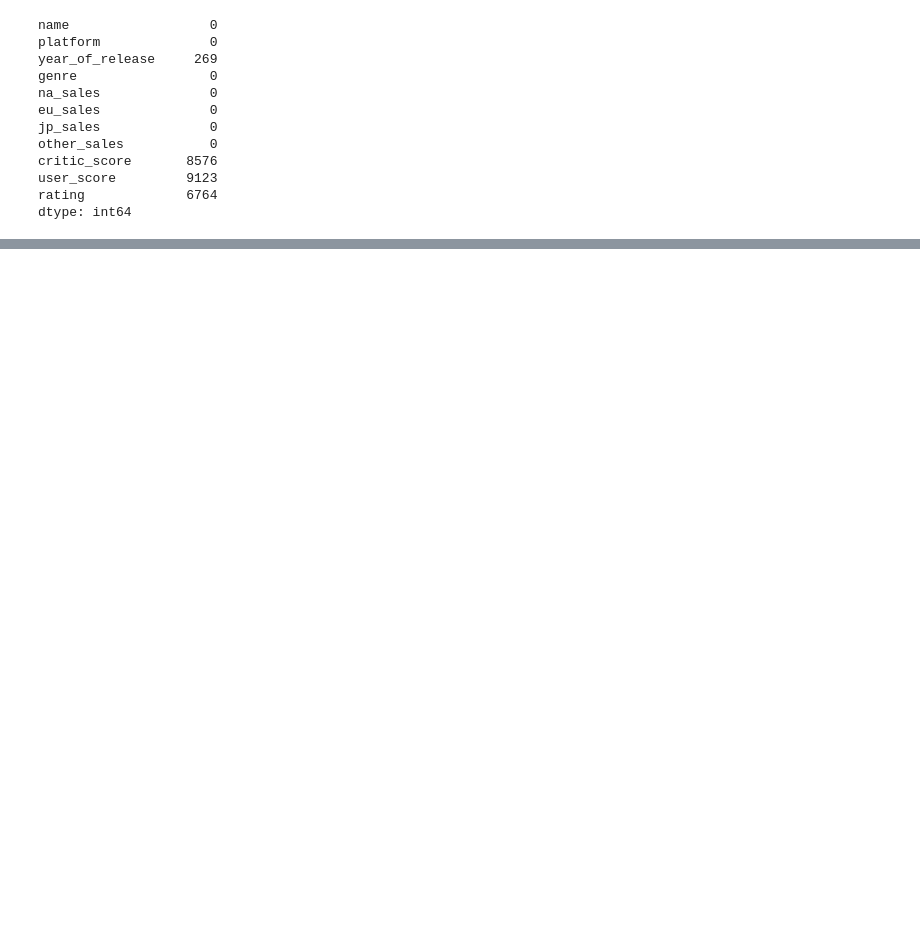
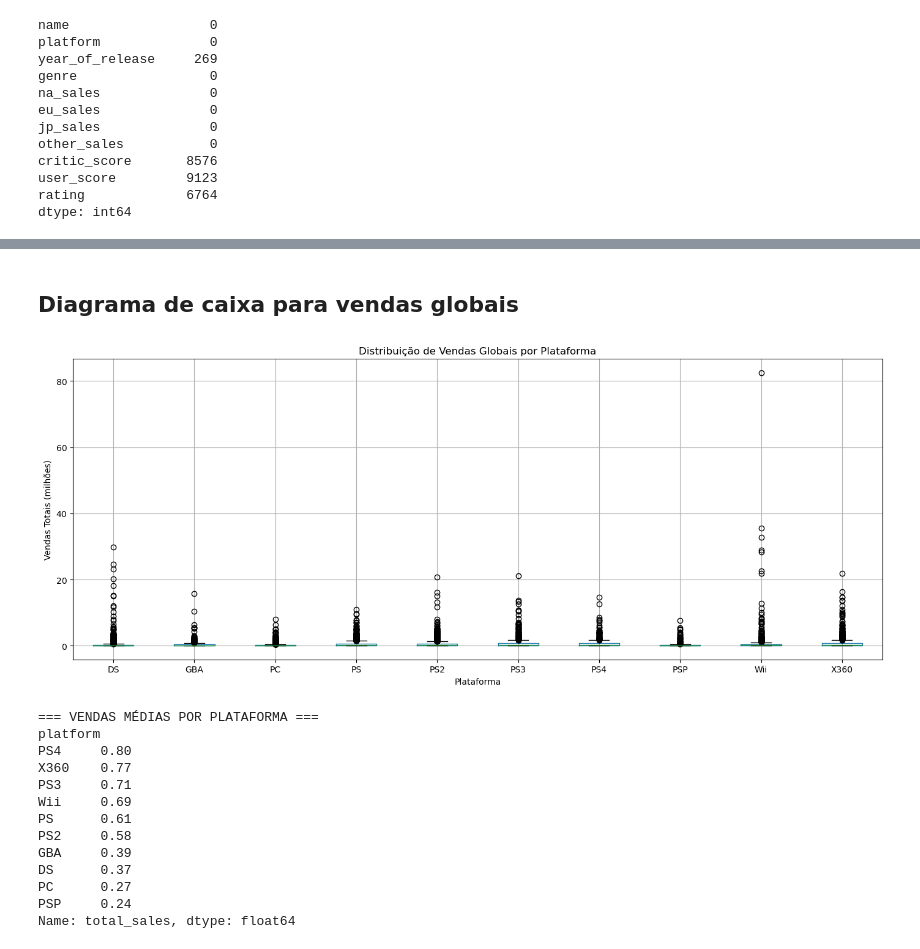
Before and after one commit to luiz19190/Sprint-6-tripleten-projeto-integrado, a Jupyter notebook: notebook_project.ipynb, the cells around one changed output, grey strips where cells are left out. Cells and saved outputs as stored; diff of their text form; code cells hidden in the pictures; blank space fills up the shorter version.

```diff
--- a/notebook_project.ipynb
+++ b/notebook_project.ipynb
@@ -128,0 +131,7 @@ dtype: int64
+# %%
+# preciso usar o axis=1 para garantir que seja por linha a soma
+df['total_sales'] = df[['na_sales', 'eu_sales', 'jp_sales', 'other_sales']].sum(axis=1)
+
+print(df.columns)
+print()
+print(df.head())
@@ -128,0 +283,39 @@ dtype: int64
+# %% [markdown]
+## Diagrama de caixa para vendas globais
+# %%
+import matplotlib.pyplot as plt
+
+# filtrar top plataformas para o gráfico não ficar poluído
+top_platforms = df.groupby('platform')['total_sales'].sum().sort_values(ascending=False).head(10).index
+df_top = df[df['platform'].isin(top_platforms)]
+
+# boxplot
+fig, ax = plt.subplots(figsize=(14, 6))
+df_top.boxplot(column='total_sales', by='platform', ax=ax)
+
+ax.set_title('Distribuição de Vendas Globais por Plataforma')
+ax.set_xlabel('Plataforma')
+ax.set_ylabel('Vendas Totais (milhões)')
+plt.suptitle('')
+plt.tight_layout()
+plt.savefig('boxplot_sales.png')
+plt.show()
+
+# vendas médias por plataforma
+print("=== VENDAS MÉDIAS POR PLATAFORMA ===")
+print(df_top.groupby('platform')['total_sales'].mean().sort_values(ascending=False).round(2))
+# %% [output]
+[figure, added]
+=== VENDAS MÉDIAS POR PLATAFORMA ===
+platform
+PS4     0.80
+X360    0.77
+PS3     0.71
+Wii     0.69
+PS      0.61
+PS2     0.58
+GBA     0.39
+DS      0.37
+PC      0.27
+PSP     0.24
+Name: total_sales, dtype: float64
```
Also changed, not shown: parts of 41 cells of this notebook, 1 other file.
